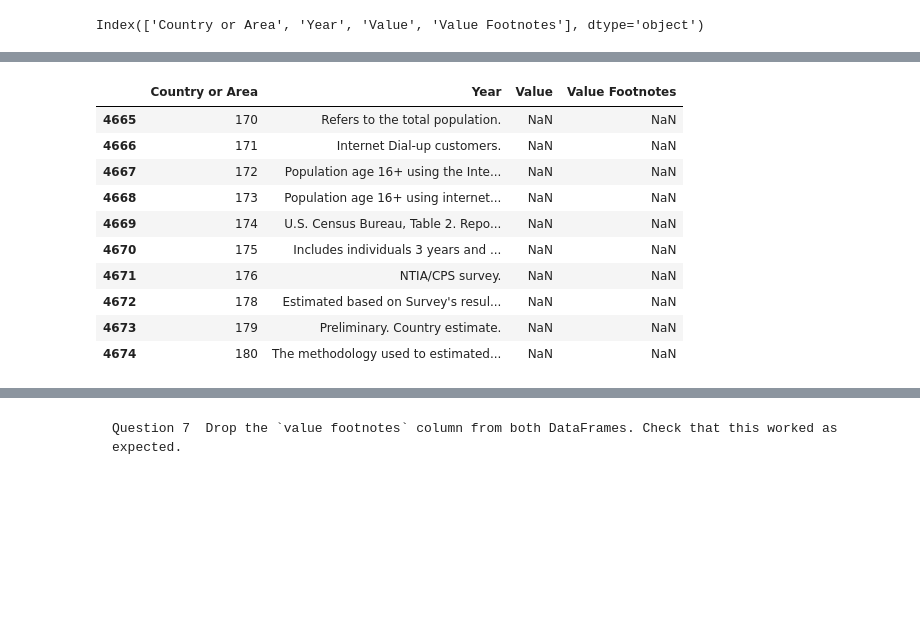
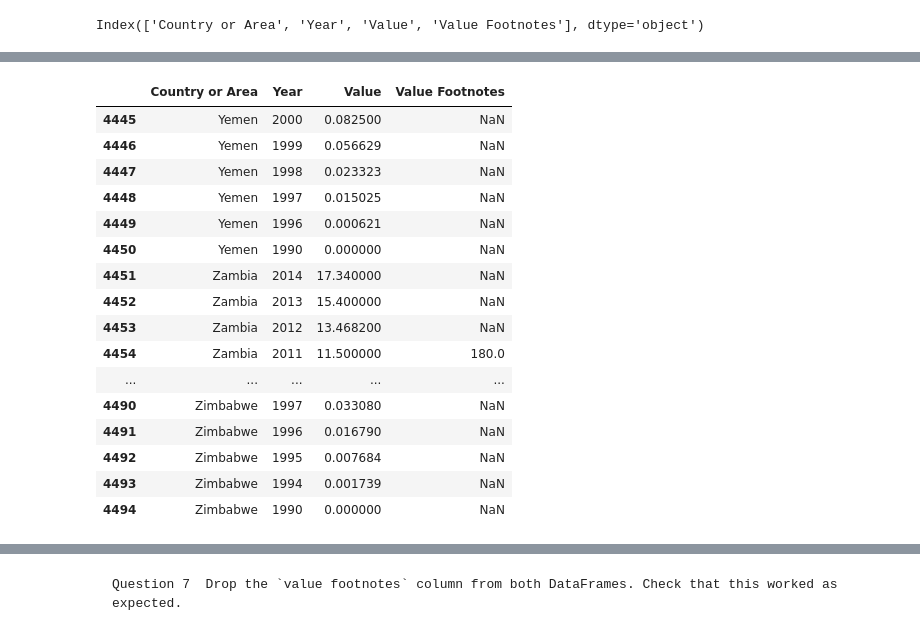
Before and after one commit to NSS-Full-Time-Data-Analytics-7/gdp-and-internet-usage-LaurenDellaRusso, a Jupyter notebook: notebooks/UN _data.ipynb, the cells around one changed output, grey strips where cells are left out. Drawn from its saved outputs; the diff is of its cells as text; code cells hidden in the pictures; blank space fills up the shorter version.

```diff
--- a/notebooks/UN _data.ipynb
+++ b/notebooks/UN _data.ipynb
@@ -65,0 +67,3 @@ Index(['Country or Area', 'Year', 'Value', 'Value Footnotes'], dtype='object')
+# %%
+internet_df.drop(labels=range(4495,4675), axis=0, inplace = True)
+internet_df
@@ -66,14 +84,20 @@ Index(['Country or Area', 'Year', 'Value', 'Value Footnotes'], dtype='object')
 # %%
-internet_df.tail(10)  #last row of actual data is 4496 - need to delete rows 4497-4688
+internet_df.tail(50)  #last row of actual data is 4496 - need to delete rows 4497-4688
 # %% [output]
 |  | Country or Area | Year | Value | Value Footnotes |
-| 4665 | 170 | Refers to the total population. | NaN | NaN |
-| 4666 | 171 | Internet Dial-up customers. | NaN | NaN |
-| 4667 | 172 | Population age 16+ using the Inte... | NaN | NaN |
-| 4668 | 173 | Population age 16+ using internet... | NaN | NaN |
-| 4669 | 174 | U.S. Census Bureau, Table 2. Repo... | NaN | NaN |
-| 4670 | 175 | Includes individuals 3 years and ... | NaN | NaN |
-| 4671 | 176 | NTIA/CPS survey. | NaN | NaN |
-| 4672 | 178 | Estimated based on Survey's resul... | NaN | NaN |
-| 4673 | 179 | Preliminary. Country estimate. | NaN | NaN |
-| 4674 | 180 | The methodology used to estimated... | NaN | NaN |
+| 4445 | Yemen | 2000 | 0.082500 | NaN |
+| 4446 | Yemen | 1999 | 0.056629 | NaN |
+| 4447 | Yemen | 1998 | 0.023323 | NaN |
+| 4448 | Yemen | 1997 | 0.015025 | NaN |
+| 4449 | Yemen | 1996 | 0.000621 | NaN |
+| 4450 | Yemen | 1990 | 0.000000 | NaN |
+| 4451 | Zambia | 2014 | 17.340000 | NaN |
+| 4452 | Zambia | 2013 | 15.400000 | NaN |
+| 4453 | Zambia | 2012 | 13.468200 | NaN |
+| 4454 | Zambia | 2011 | 11.500000 | 180.0 |
+| ... | ... | ... | ... | ... |
+| 4490 | Zimbabwe | 1997 | 0.033080 | NaN |
+| 4491 | Zimbabwe | 1996 | 0.016790 | NaN |
+| 4492 | Zimbabwe | 1995 | 0.007684 | NaN |
+| 4493 | Zimbabwe | 1994 | 0.001739 | NaN |
+| 4494 | Zimbabwe | 1990 | 0.000000 | NaN |
```
Also changed, not shown: parts of 37 cells of this notebook, 1 other file.
